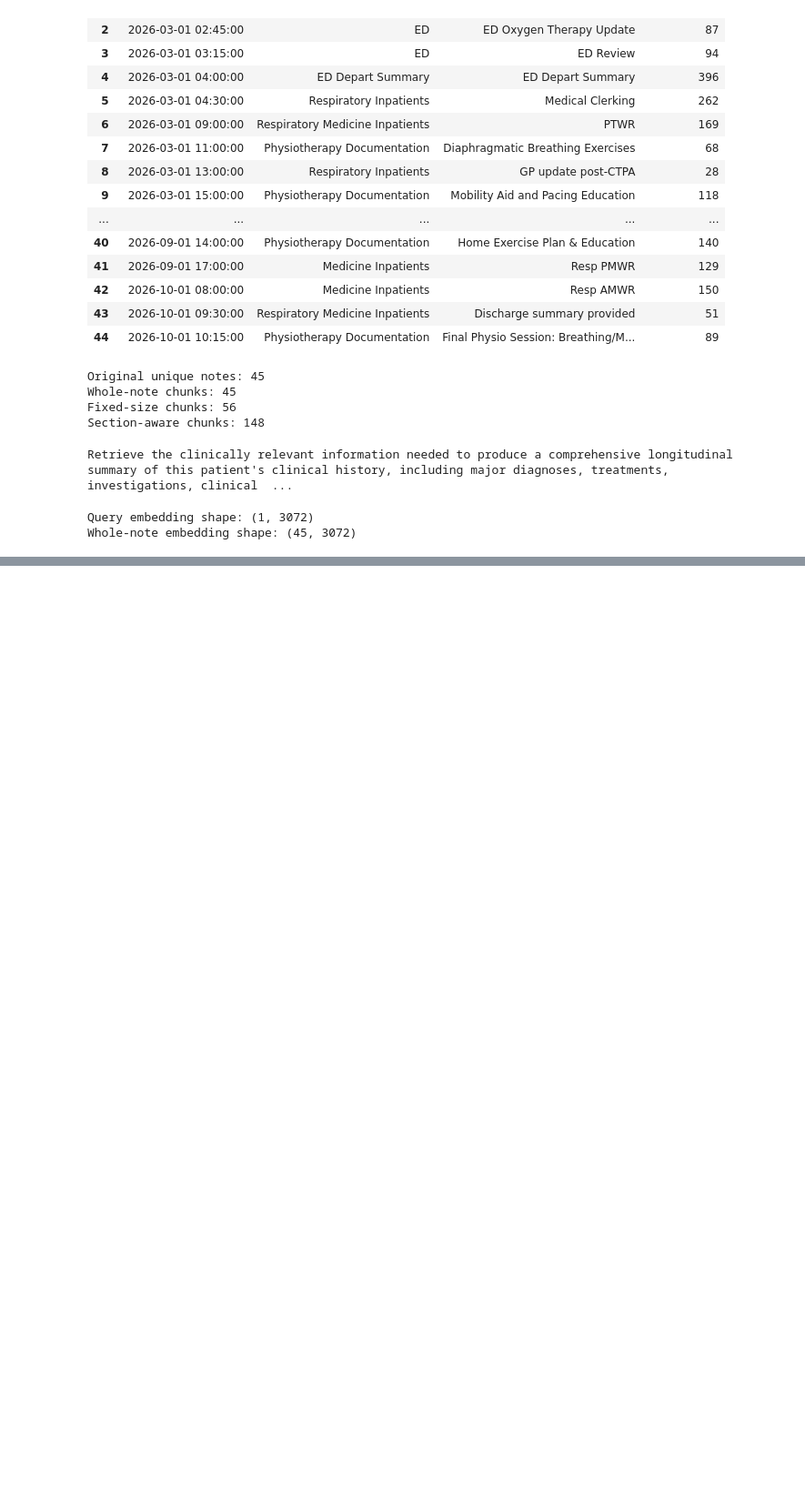
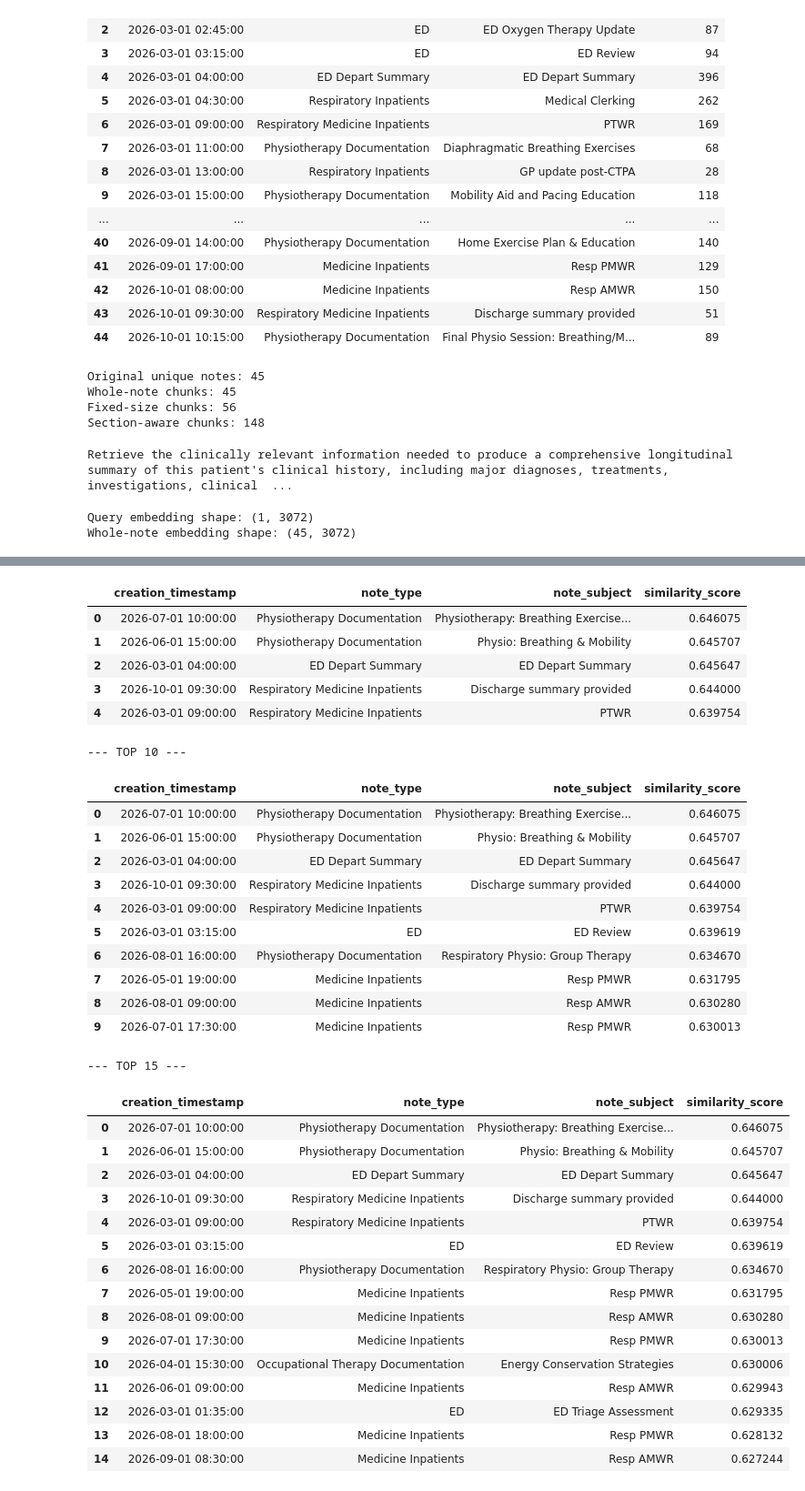
Before and after one commit to pallavi-cs-ai/clinical-summarization-eval, a Jupyter notebook: notebooks/03_workflow_2_rag_experiments.ipynb, the cells around one changed output, grey strips where cells are left out. Shown at 91% size. Cells and saved outputs as stored; diff of their text form; code cells hidden in the pictures; blank space fills up the shorter version.

Commit message:
testing the chunks and embedding

```diff
--- a/notebooks/03_workflow_2_rag_experiments.ipynb
+++ b/notebooks/03_workflow_2_rag_experiments.ipynb
@@ -1833,3 +1862,44 @@ Number of ranked chunks: 45
 | 7 | 2026-05-01 19:00:00 | Medicine Inpatients | Resp PMWR | 0.631795 | Clinician Leading Ward Round\nDr.... |
 | 8 | 2026-08-01 09:00:00 | Medicine Inpatients | Resp AMWR | 0.630280 | Clinician Leading Ward Round\nDr.... |
 | 9 | 2026-07-01 17:30:00 | Medicine Inpatients | Resp PMWR | 0.630013 | Clinician Leading Ward Round\nDr.... |
+# %%
+# ============================================================
+# Compare candidate retrieval depths: k = 5, 10, 15
+# ============================================================
+# We already ranked all 45 whole-note chunks using:
+#   - the fixed retrieval query
+#   - Gemini embeddings
+#   - cosine similarity
+#
+# Now we create three candidate retrieval sets.
+# These will help us determine how much retrieved evidence is
+# needed before we freeze k for the full 3 × 3 experiment.
+# ============================================================
+
+retrieved_top5 = gemini_whole_ranked.head(5).copy()
+retrieved_top10 = gemini_whole_ranked.head(10).copy()
+retrieved_top15 = gemini_whole_ranked.head(15).copy()
+
+print("Top 5:", len(retrieved_top5))
+print("Top 10:", len(retrieved_top10))
+print("Top 15:", len(retrieved_top15))
+
+# Show which clinical notes are added as retrieval depth increases.
+for k, retrieved in [
+    (5, retrieved_top5),
+    (10, retrieved_top10),
+    (15, retrieved_top15)
+]:
+    print(f"\n--- TOP {k} ---")
+
+    display(
+        retrieved[
+            [
+                "creation_timestamp",
+                "note_type",
+                "note_subject",
+                "similarity_score"
+            ]
+        ]
+    )
+# %% [output]
@@ -1835,0 +1911,35 @@ Number of ranked chunks: 45
+|  | creation_timestamp | note_type | note_subject | similarity_score |
+| 0 | 2026-07-01 10:00:00 | Physiotherapy Documentation | Physiotherapy: Breathing Exercise... | 0.646075 |
+| 1 | 2026-06-01 15:00:00 | Physiotherapy Documentation | Physio: Breathing & Mobility | 0.645707 |
+| 2 | 2026-03-01 04:00:00 | ED Depart Summary | ED Depart Summary | 0.645647 |
+| 3 | 2026-10-01 09:30:00 | Respiratory Medicine Inpatients | Discharge summary provided | 0.644000 |
+| 4 | 2026-03-01 09:00:00 | Respiratory Medicine Inpatients | PTWR | 0.639754 |
+--- TOP 10 ---
+|  | creation_timestamp | note_type | note_subject | similarity_score |
+| 0 | 2026-07-01 10:00:00 | Physiotherapy Documentation | Physiotherapy: Breathing Exercise... | 0.646075 |
+| 1 | 2026-06-01 15:00:00 | Physiotherapy Documentation | Physio: Breathing & Mobility | 0.645707 |
+| 2 | 2026-03-01 04:00:00 | ED Depart Summary | ED Depart Summary | 0.645647 |
+| 3 | 2026-10-01 09:30:00 | Respiratory Medicine Inpatients | Discharge summary provided | 0.644000 |
+| 4 | 2026-03-01 09:00:00 | Respiratory Medicine Inpatients | PTWR | 0.639754 |
+| 5 | 2026-03-01 03:15:00 | ED | ED Review | 0.639619 |
+| 6 | 2026-08-01 16:00:00 | Physiotherapy Documentation | Respiratory Physio: Group Therapy | 0.634670 |
+| 7 | 2026-05-01 19:00:00 | Medicine Inpatients | Resp PMWR | 0.631795 |
+| 8 | 2026-08-01 09:00:00 | Medicine Inpatients | Resp AMWR | 0.630280 |
+| 9 | 2026-07-01 17:30:00 | Medicine Inpatients | Resp PMWR | 0.630013 |
+--- TOP 15 ---
+|  | creation_timestamp | note_type | note_subject | similarity_score |
+| 0 | 2026-07-01 10:00:00 | Physiotherapy Documentation | Physiotherapy: Breathing Exercise... | 0.646075 |
+| 1 | 2026-06-01 15:00:00 | Physiotherapy Documentation | Physio: Breathing & Mobility | 0.645707 |
+| 2 | 2026-03-01 04:00:00 | ED Depart Summary | ED Depart Summary | 0.645647 |
+| 3 | 2026-10-01 09:30:00 | Respiratory Medicine Inpatients | Discharge summary provided | 0.644000 |
+| 4 | 2026-03-01 09:00:00 | Respiratory Medicine Inpatients | PTWR | 0.639754 |
+| 5 | 2026-03-01 03:15:00 | ED | ED Review | 0.639619 |
+| 6 | 2026-08-01 16:00:00 | Physiotherapy Documentation | Respiratory Physio: Group Therapy | 0.634670 |
+| 7 | 2026-05-01 19:00:00 | Medicine Inpatients | Resp PMWR | 0.631795 |
+| 8 | 2026-08-01 09:00:00 | Medicine Inpatients | Resp AMWR | 0.630280 |
+| 9 | 2026-07-01 17:30:00 | Medicine Inpatients | Resp PMWR | 0.630013 |
+| 10 | 2026-04-01 15:30:00 | Occupational Therapy Documentation | Energy Conservation Strategies | 0.630006 |
+| 11 | 2026-06-01 09:00:00 | Medicine Inpatients | Resp AMWR | 0.629943 |
+| 12 | 2026-03-01 01:35:00 | ED | ED Triage Assessment | 0.629335 |
+| 13 | 2026-08-01 18:00:00 | Medicine Inpatients | Resp PMWR | 0.628132 |
+| 14 | 2026-09-01 08:30:00 | Medicine Inpatients | Resp AMWR | 0.627244 |
```
Also changed, not shown: parts of 29 cells of this notebook, 2 other files.
